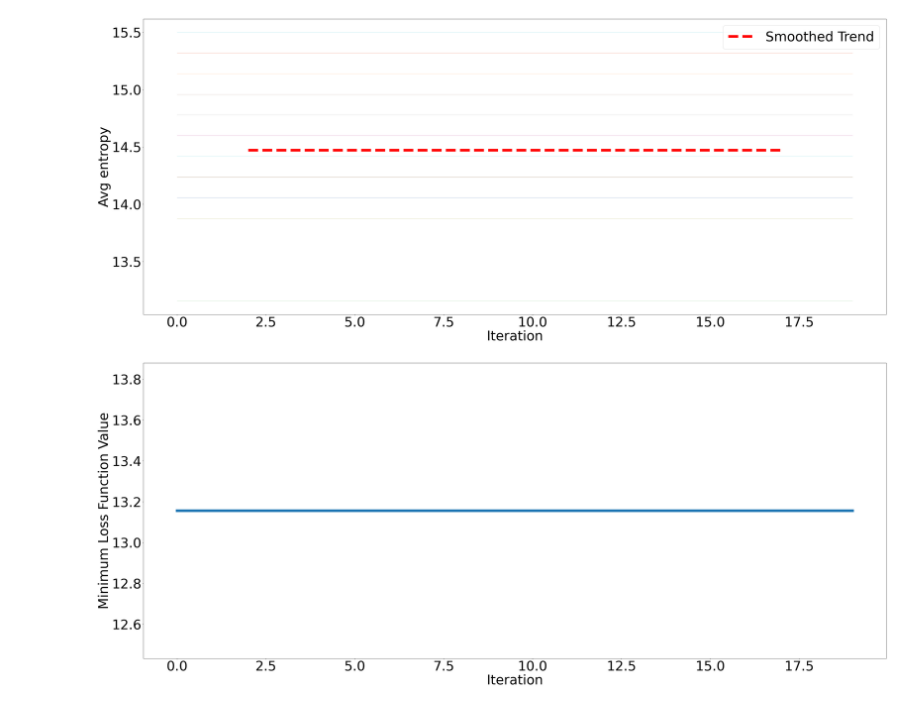
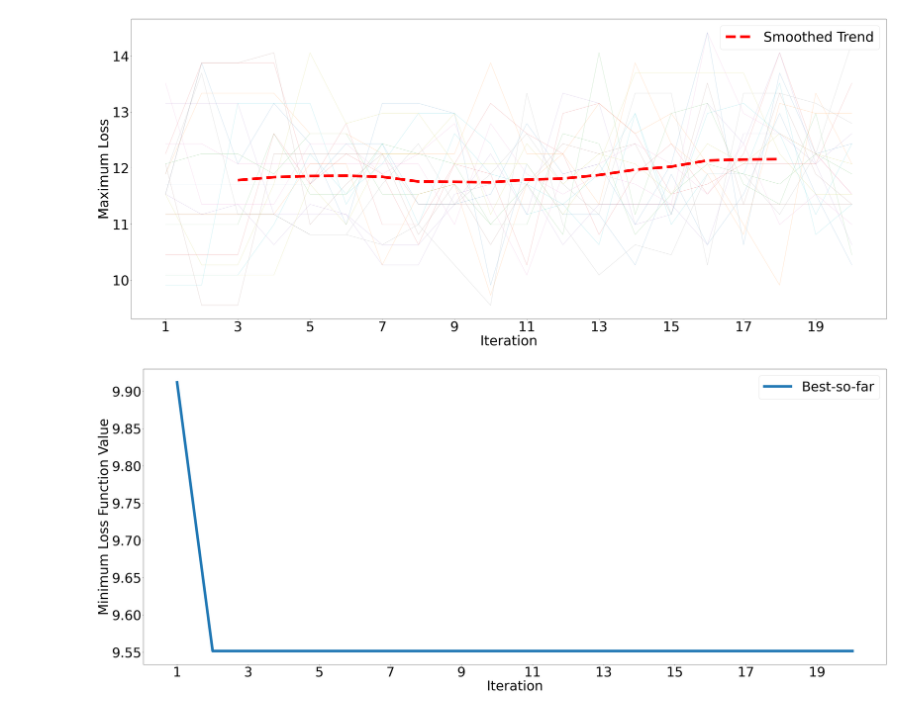
Before and after one commit to yw825/Closed_loop_Framework_for_Data_Anonymization, a Jupyter notebook: Iteration evaluations.ipynb, the cells around one changed output. Cells and saved outputs as stored; diff of their text form; code cells hidden in the pictures.

Commit message:
Debugg and update utils

```diff
--- a/Iteration evaluations.ipynb
+++ b/Iteration evaluations.ipynb
@@ -33,12 +33,15 @@ import particle_swarm
 %load_ext autoreload
 %autoreload 2
 # %%
-results_df = pd.read_csv('/Users/yusiwei/Library/CloudStorage/OneDrive-Personal/research/Fourth Year Paper/Experiments/2nd experiments/Experiment results/V2/Iteration Tracking Info/DT_Anonymization_1.csv')
+results_df = pd.read_csv('/Users/yusiwei/Library/CloudStorage/OneDrive-Personal/research/Fourth Year Paper/Experiments/2nd experiments/Experiment results/V2/Iteration Tracking Info/DT_Anonymization_16.csv')
 # %%
-utils.plot_metric_trend_for_each_particle(results_df, 'Entropy-Loss', 'Avg entropy', smooth_method='moving_avg', window_size=5, y_range=None)
+utils.plot_metric_trend_for_each_particle(results_df, 'Entropy-Loss', 'Maximum Loss',
+                                        agg_func='max', smooth_method='moving_avg',
+                                        window_size=5, y_range=None)
 # %% [output]
-[figure, old version]
+[figure, new version]
 # %%
-utils.plot_global_best_so_far(results_df, 'Entropy-Loss', 'Minimum Loss Function Value')
+utils.plot_global_best_so_far(results_df, 'Entropy-Loss', 'Minimum Loss Function Value',
+                            agg_func='max', y_range=None)
 # %% [output]
-[figure, old version]
+[figure, new version]
```
Also changed, not shown: parts of 6 cells of this notebook, 24 other files.
